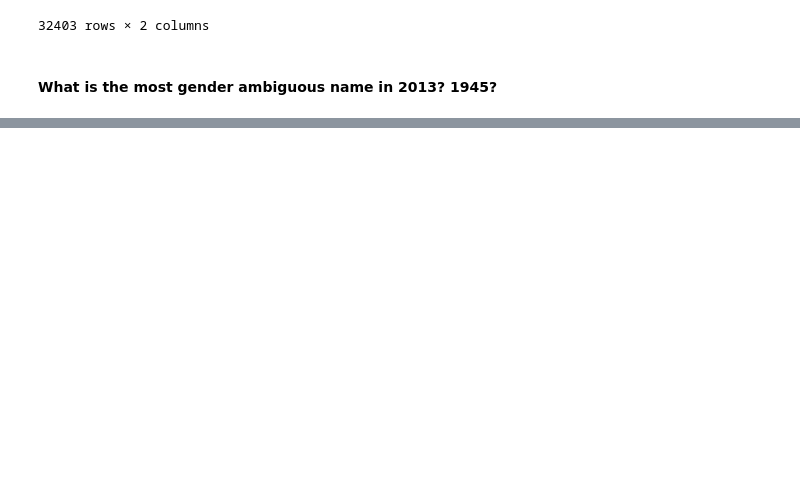
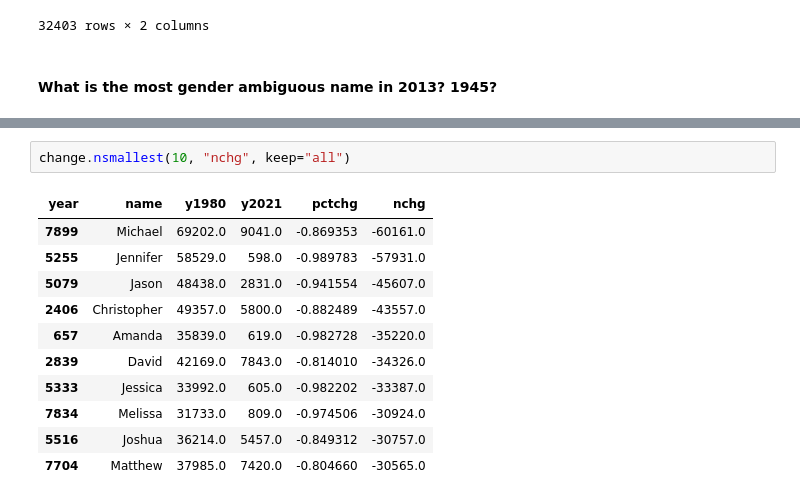
Before and after one commit to J-ZW-Wang/ss_data_project, a Jupyter notebook: Capital_One_Baby_Names/Baby names.ipynb, the cells around one changed output, grey strips where cells are left out. Cells and saved outputs as stored; diff of their text form; blank space fills up the shorter version.

```diff
--- a/Capital_One_Baby_Names/Baby names.ipynb
+++ b/Capital_One_Baby_Names/Baby names.ipynb
@@ -132,0 +194,14 @@ KeyError: 1
+# %%
+change.nsmallest(10, "nchg", keep="all")
+# %% [output]
+| year | name | y1980 | y2021 | pctchg | nchg |
+| 7899 | Michael | 69202.0 | 9041.0 | -0.869353 | -60161.0 |
+| 5255 | Jennifer | 58529.0 | 598.0 | -0.989783 | -57931.0 |
+| 5079 | Jason | 48438.0 | 2831.0 | -0.941554 | -45607.0 |
+| 2406 | Christopher | 49357.0 | 5800.0 | -0.882489 | -43557.0 |
+| 657 | Amanda | 35839.0 | 619.0 | -0.982728 | -35220.0 |
+| 2839 | David | 42169.0 | 7843.0 | -0.814010 | -34326.0 |
+| 5333 | Jessica | 33992.0 | 605.0 | -0.982202 | -33387.0 |
+| 7834 | Melissa | 31733.0 | 809.0 | -0.974506 | -30924.0 |
+| 5516 | Joshua | 36214.0 | 5457.0 | -0.849312 | -30757.0 |
+| 7704 | Matthew | 37985.0 | 7420.0 | -0.804660 | -30565.0 |
```
Also changed, not shown: parts of 13 cells of this notebook.
